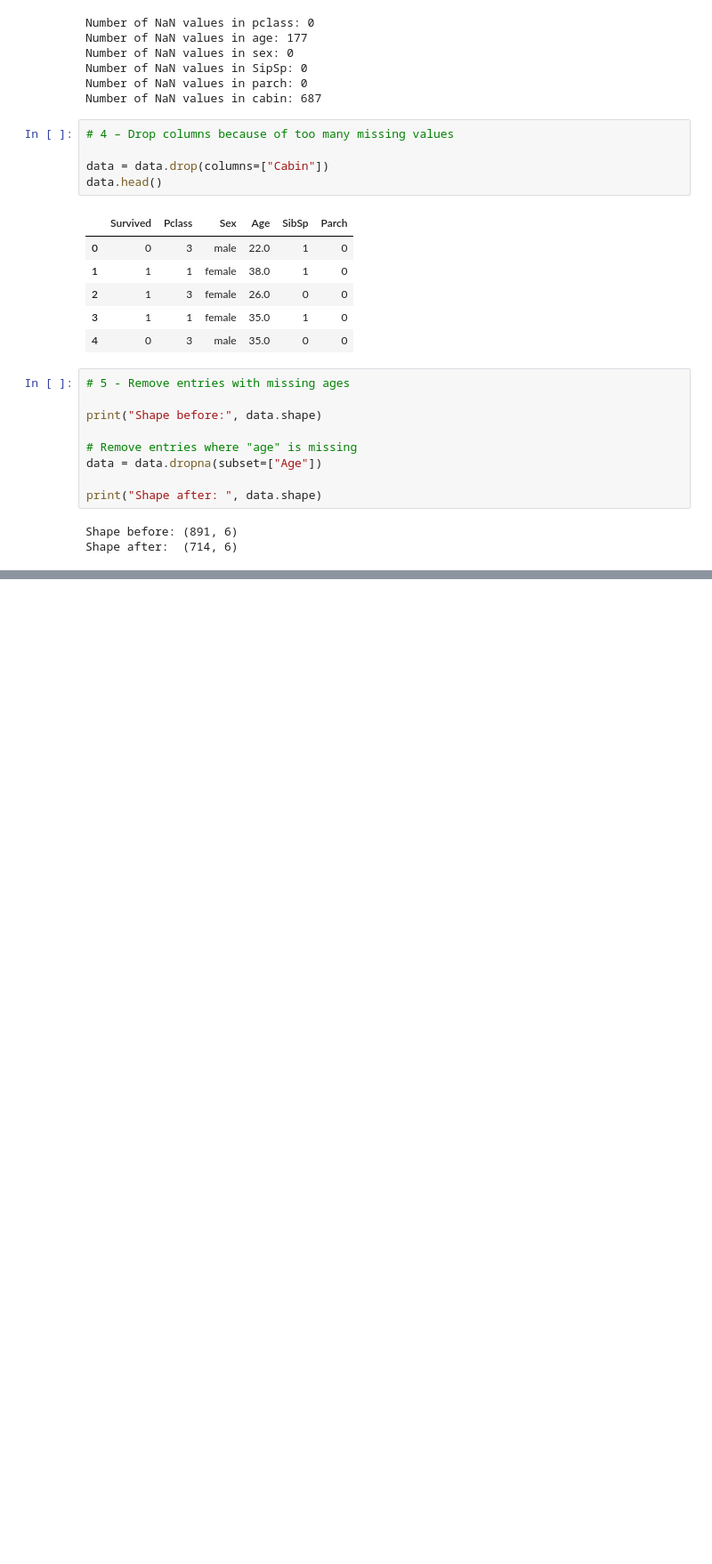
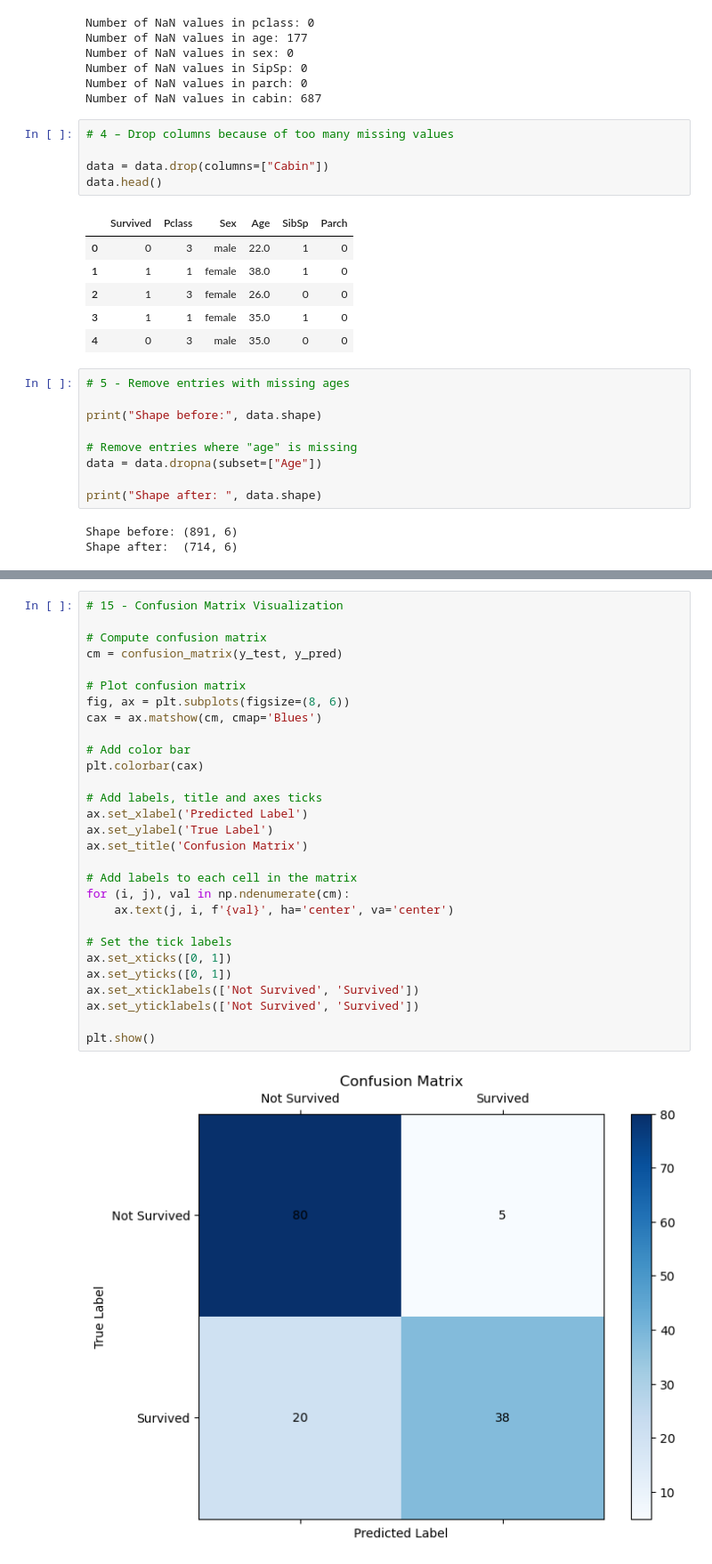
Before and after one commit to BenedictHomuth/Oxford-AI-Theory-And-Practice, a Jupyter notebook: notebooks/01_Week/Assignments/Logistic_Regression_HW2- Try One.ipynb, the cells around one changed output, grey strips where cells are left out. Shown at 89% size. Drawn from its saved outputs; the diff is of its cells as text; blank space fills up the shorter version.

```diff
--- a/notebooks/01_Week/Assignments/Logistic_Regression_HW2- Try One.ipynb
+++ b/notebooks/01_Week/Assignments/Logistic_Regression_HW2- Try One.ipynb
@@ -206,0 +310,31 @@ weighted avg       0.83      0.83      0.82       143
+# %%
+# 15 - Confusion Matrix Visualization
+
+# Compute confusion matrix
+cm = confusion_matrix(y_test, y_pred)
+
+# Plot confusion matrix
+fig, ax = plt.subplots(figsize=(8, 6))
+cax = ax.matshow(cm, cmap='Blues')
+
+# Add color bar
+plt.colorbar(cax)
+
+# Add labels, title and axes ticks
+ax.set_xlabel('Predicted Label')
+ax.set_ylabel('True Label')
+ax.set_title('Confusion Matrix')
+
+# Add labels to each cell in the matrix
+for (i, j), val in np.ndenumerate(cm):
+    ax.text(j, i, f'{val}', ha='center', va='center')
+
+# Set the tick labels
+ax.set_xticks([0, 1])
+ax.set_yticks([0, 1])
+ax.set_xticklabels(['Not Survived', 'Survived'])
+ax.set_yticklabels(['Not Survived', 'Survived'])
+
+plt.show()
+# %% [output]
+[figure, added]
```
Also changed, not shown: parts of 21 cells of this notebook.
